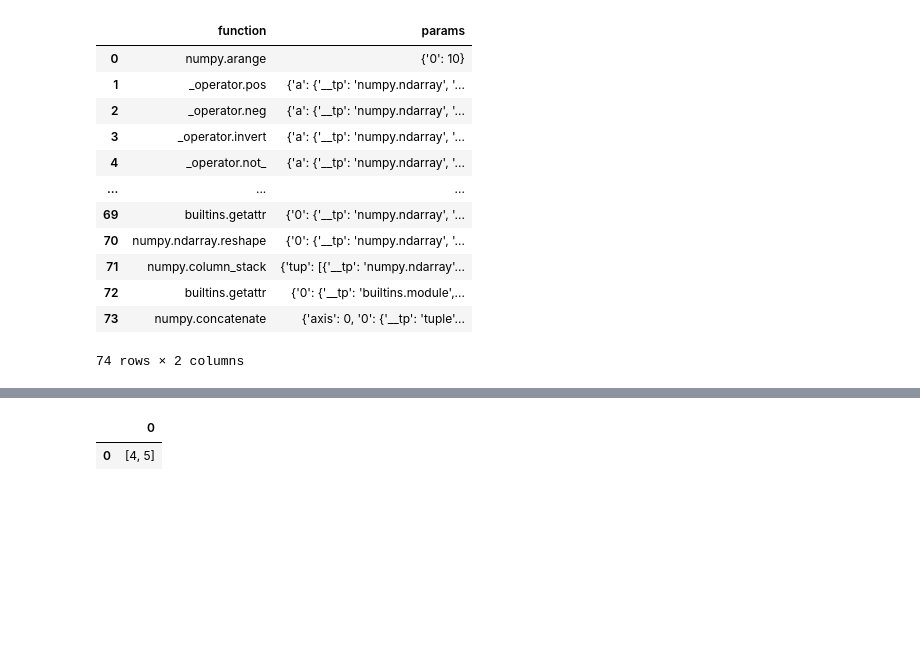
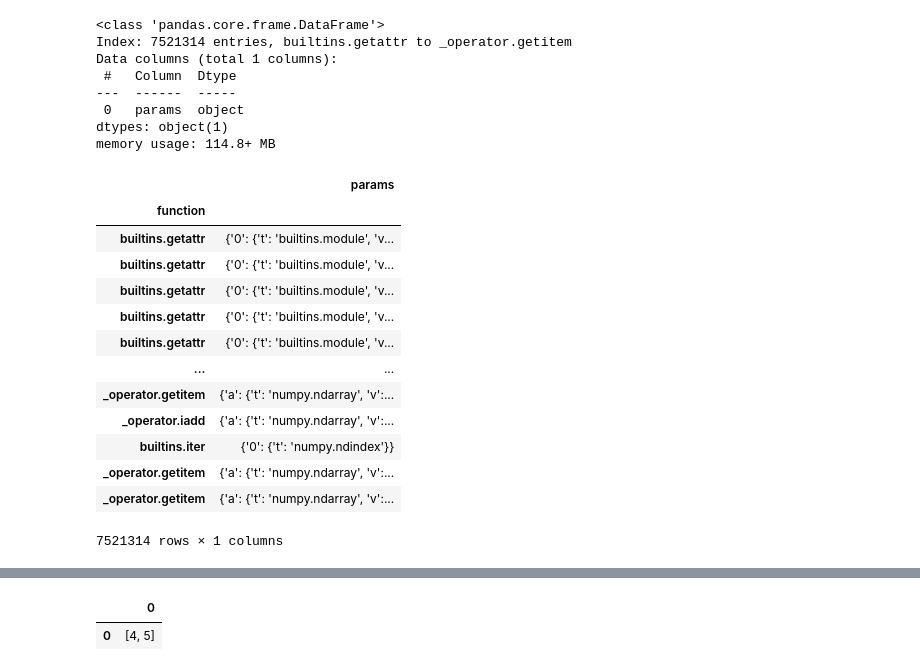
Before and after one commit to data-apis/python-record-api, a Jupyter notebook: Analysis.ipynb, the cells around one changed output, grey strips where cells are left out. Drawn from its saved outputs; the diff is of its cells as text; code cells hidden in the pictures; blank space fills up the shorter version.

```diff
--- a/Analysis.ipynb
+++ b/Analysis.ipynb
@@ -72,17 +21,53 @@ pandas.set_option('max_colwidth', 200)
-# %%
-data = pandas.read_json('use_numpy_api.jsonl', lines=True)
-data
-# %% [output]
-|  | function | params |
-| 0 | numpy.arange | {'0': 10} |
-| 1 | _operator.pos | {'a': {'__tp': 'numpy.ndarray', '... |
-| 2 | _operator.neg | {'a': {'__tp': 'numpy.ndarray', '... |
-| 3 | _operator.invert | {'a': {'__tp': 'numpy.ndarray', '... |
-| 4 | _operator.not_ | {'a': {'__tp': 'numpy.ndarray', '... |
-| ... | ... | ... |
-| 69 | builtins.getattr | {'0': {'__tp': 'numpy.ndarray', '... |
-| 70 | numpy.ndarray.reshape | {'0': {'__tp': 'numpy.ndarray', '... |
-| 71 | numpy.column_stack | {'tup': [{'__tp': 'numpy.ndarray'... |
-| 72 | builtins.getattr | {'0': {'__tp': 'builtins.module',... |
-| 73 | numpy.concatenate | {'axis': 0, '0': {'__tp': 'tuple'... |
-74 rows × 2 columns
+# %%
+import pandas
+import altair as alt
+import pandas.io.json
+import swifter
+# import dask.dataframe
+# from dask.distributed import Client
+
+# https://github.com/pandas-dev/pandas/issues/26068#issuecomment-550900208
+import json
+pandas.io.json._json.loads = lambda s, *a, **kw: json.loads(s)
+
+# dask.config.set({'temporary_directory': '/tmp'})
+alt.data_transformers.enable('data_server')
+pandas.set_option('max_colwidth', 200)
+
+# client = Client()
+# client
+# %%
+# data = dask.dataframe.read_json(
+#     'skimage.jsonl',
+#     blocksize=1000 * 1024,
+#     meta=pandas.DataFrame.from_dict({"function": ["str"], "params": [{}]})
+# )
+# data
+data = pandas.read_json('skimage.jsonl', lines=True)
+# %%
+data = data.set_index('function')
+data.info()
+data
+# %% [output]
+<class 'pandas.core.frame.DataFrame'>
+Index: 7521314 entries, builtins.getattr to _operator.getitem
+Data columns (total 1 columns):
+ #   Column  Dtype
+---  ------  -----
+ 0   params  object
+dtypes: object(1)
+memory usage: 114.8+ MB
+|  | params |
+| function |  |
+| builtins.getattr | {'0': {'t': 'builtins.module', 'v... |
+| builtins.getattr | {'0': {'t': 'builtins.module', 'v... |
+| builtins.getattr | {'0': {'t': 'builtins.module', 'v... |
+| builtins.getattr | {'0': {'t': 'builtins.module', 'v... |
+| builtins.getattr | {'0': {'t': 'builtins.module', 'v... |
+| ... | ... |
+| _operator.getitem | {'a': {'t': 'numpy.ndarray', 'v':... |
+| _operator.iadd | {'a': {'t': 'numpy.ndarray', 'v':... |
+| builtins.iter | {'0': {'t': 'numpy.ndindex'}} |
+| _operator.getitem | {'a': {'t': 'numpy.ndarray', 'v':... |
+| _operator.getitem | {'a': {'t': 'numpy.ndarray', 'v':... |
+7521314 rows × 1 columns
```
Also changed, not shown: parts of 21 cells of this notebook.
